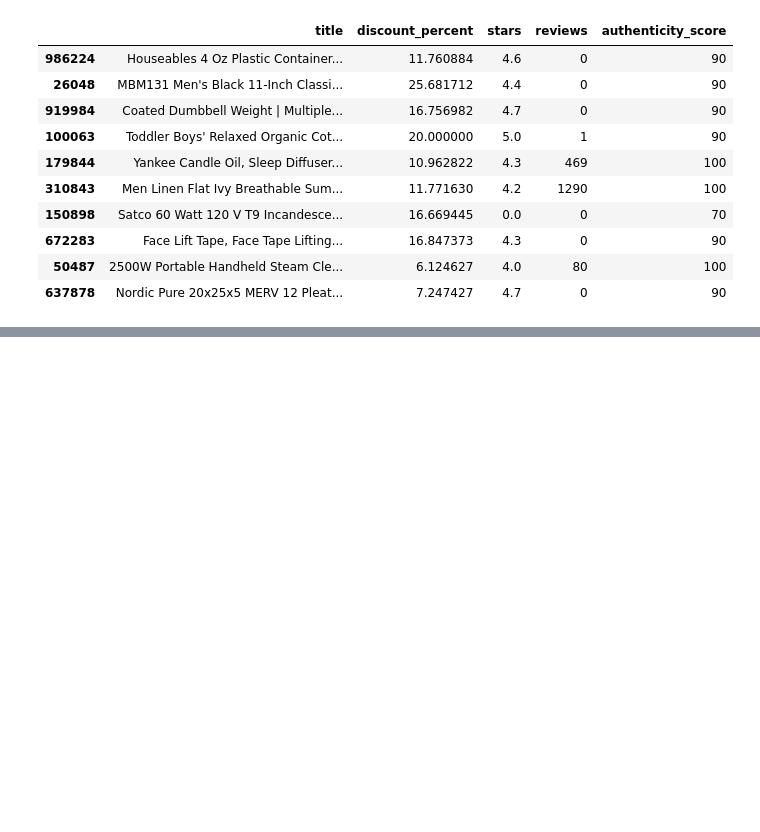
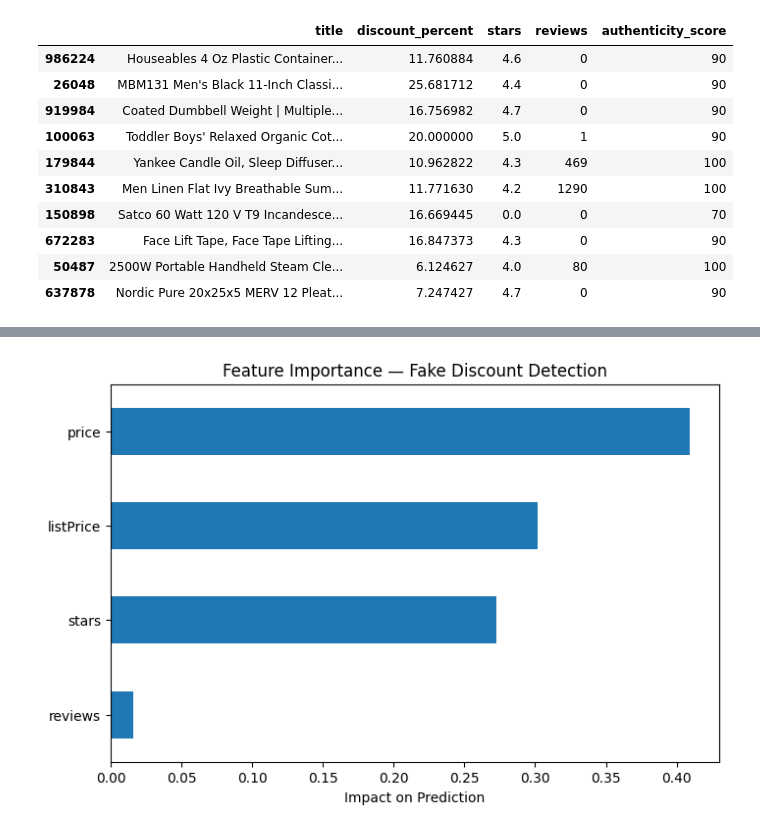
Before and after one commit to MrInfinityboss/fake-discount-detector, a Jupyter notebook: notebooks/analysis.ipynb, the cells around one changed output, grey strips where cells are left out. Saved outputs shown, nothing was run; the diff lists cells and outputs as text; code cells hidden in the pictures; blank space fills up the shorter version.

Commit message:
Final Project: End-to-End Fake Discount Detection System with ML model, Streamlit app and Power BI dashboard

```diff
--- a/notebooks/analysis.ipynb
+++ b/notebooks/analysis.ipynb
@@ -174,0 +256,17 @@ df.sort_values(by="authenticity_score", ascending=True)[
+# %%
+from sklearn.model_selection import train_test_split
+
+X_train, X_test, y_train, y_test = train_test_split(
+    X, y, test_size=0.2, random_state=42, stratify=y
+)
+# %%
+from sklearn.ensemble import RandomForestClassifier
+
+model = RandomForestClassifier(
+    n_estimators=200,
+    max_depth=10,
+    class_weight="balanced",   # ⭐ very important
+    random_state=42
+)
+
+model.fit(X_train, y_train)
@@ -174,0 +307,8 @@ df.sort_values(by="authenticity_score", ascending=True)[
+# %%
+from imblearn.over_sampling import SMOTE
+
+smote = SMOTE(random_state=42)
+
+X_resampled, y_resampled = smote.fit_resample(X_train, y_train)
+
+y_resampled.value_counts()
@@ -174,0 +320,8 @@ df.sort_values(by="authenticity_score", ascending=True)[
+# %%
+model = RandomForestClassifier(
+    n_estimators=300,
+    max_depth=12,
+    random_state=42
+)
+
+model.fit(X_resampled, y_resampled)
@@ -174,0 +348,14 @@ df.sort_values(by="authenticity_score", ascending=True)[
+# %%
+import pandas as pd
+import matplotlib.pyplot as plt
+
+importance = model.feature_importances_
+
+features = pd.Series(importance, index=X.columns)
+features.sort_values().plot(kind="barh", figsize=(8,5))
+
+plt.title("Feature Importance — Fake Discount Detection")
+plt.xlabel("Impact on Prediction")
+plt.show()
+# %% [output]
+[figure, added]
```
Also changed, not shown: parts of 30 cells of this notebook, 8 other files.
